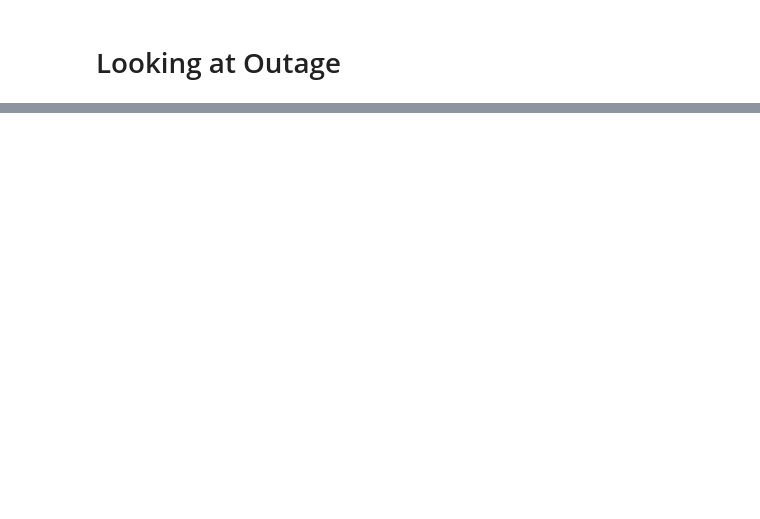
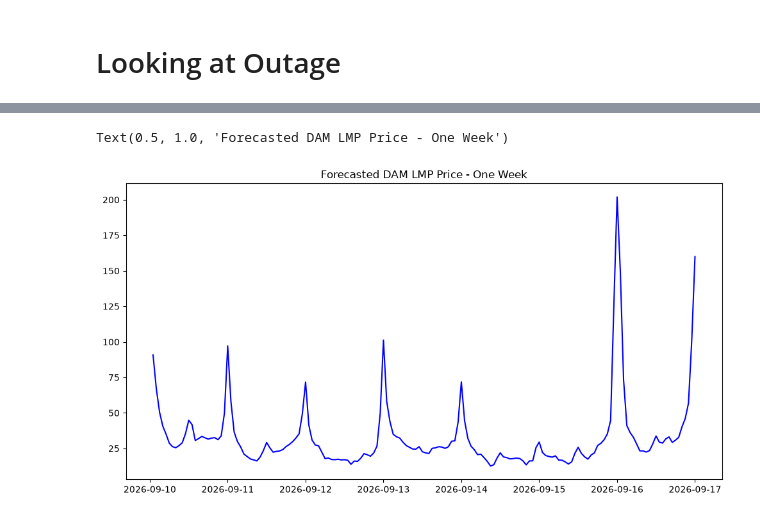
Before and after one commit to krklapat/data-science-capstone, a Jupyter notebook: data-explore/ak_data_explore.ipynb, the cells around one changed output, grey strips where cells are left out. Saved outputs shown, nothing was run; the diff lists cells and outputs as text; code cells hidden in the pictures; blank space fills up the shorter version.

```diff
--- a/data-explore/ak_data_explore.ipynb
+++ b/data-explore/ak_data_explore.ipynb
@@ -98,0 +159,3 @@ Index(['interval_start_utc', 'interval_end_utc', 'publish_time_utc', 'region',
+# %%
+dam_data = pd.read_parquet(f'{data_path}dam.parquet')
+dam_data.head()
@@ -98,0 +169,12 @@ Index(['interval_start_utc', 'interval_end_utc', 'publish_time_utc', 'region',
+# %%
+plt.figure(figsize=(12, 6))
+plt.plot(
+    dam_data.tail(7*24)['interval_end_utc'],
+    dam_data.tail(7*24)['lmp'],
+    label='LMP Price',
+    color='blue'
+)
+plt.title('Forecasted DAM LMP Price - One Week')
+# %% [output]
+Text(0.5, 1.0, 'Forecasted DAM LMP Price - One Week')
+[figure, added]
```
Also changed, not shown: parts of 11 cells of this notebook, 1 other file.
